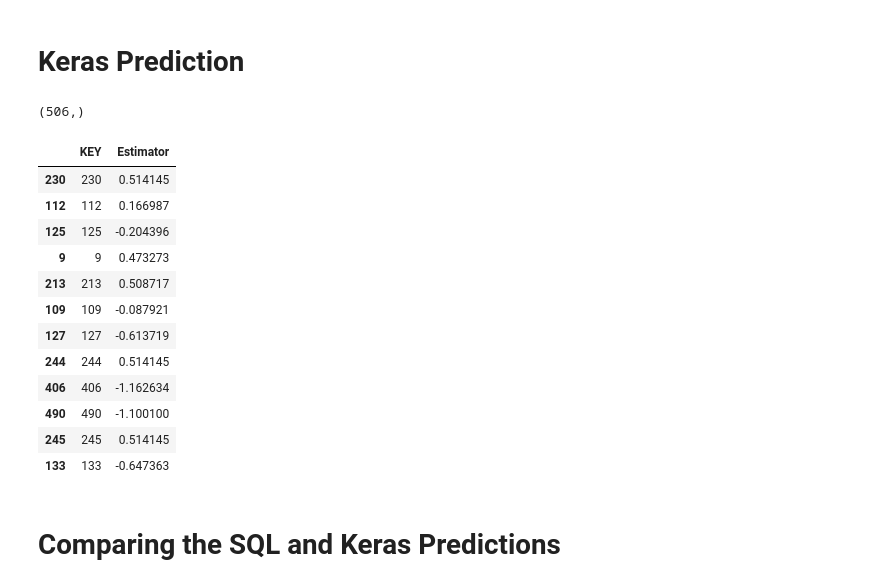
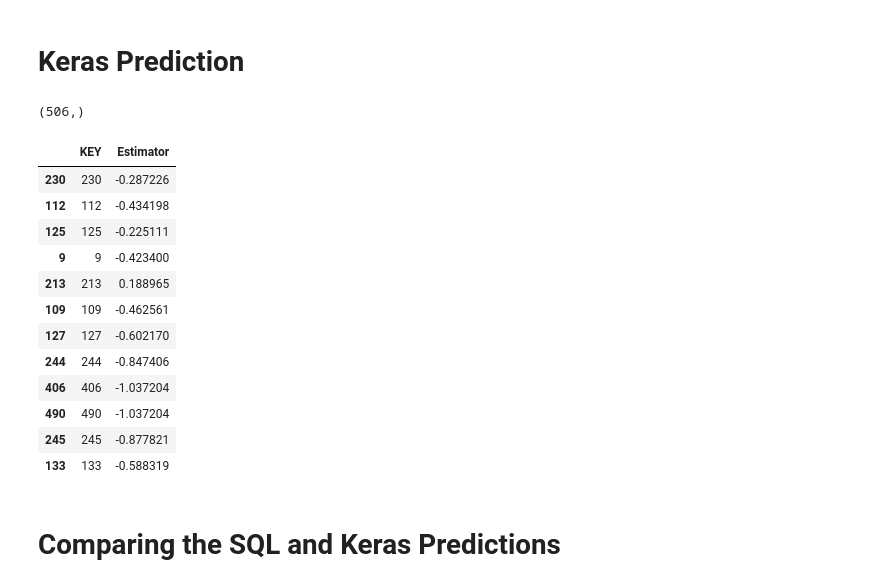
Before and after one commit to mllite/keras2sql, a Jupyter notebook: doc/recurrent/keras_boston-LSTM.ipynb, the cells around one changed output. Saved outputs shown, nothing was run; the diff lists cells and outputs as text; code cells hidden in the pictures.

Commit message:
Corrected LSTM and GRU models
Rebuilt better keras models.

```diff
--- a/doc/recurrent/keras_boston-LSTM.ipynb
+++ b/doc/recurrent/keras_boston-LSTM.ipynb
@@ -2,14 +2,17 @@
 import os, numpy as np
 import pandas as pd
 
-# os.environ["KERAS_BACKEND"] = "theano"
+os.environ["KERAS_BACKEND"] = "tensorflow"
 
 import keras
 from sklearn import datasets
 
 from sklearn.model_selection import train_test_split
 
+keras.backend.set_floatx('float32')
+
 from keras.utils import np_utils
+from keras.constraints import max_norm
 
 
 def set_reproducible():
@@ -25,7 +28,7 @@ def set_reproducible():
     tf.set_random_seed(1960)
 
     sess = tf.Session(graph=tf.get_default_graph(), config=session_conf)
-    K.set_session(sess)
+    # K.set_session(sess)
 
 set_reproducible()
 # %% [output]
@@ -38,13 +41,19 @@ NC = 13
 def create_model():
     from keras.models import Sequential
     from keras.layers import Dense, Activation, LSTM
+    from keras.constraints import max_norm
 
     model = Sequential()
     model.add(LSTM(1, input_shape=(1, NC), batch_size=1 ,
                    activation='relu', recurrent_activation = 'hard_sigmoid',
-                   stateful=True))
+                   stateful=True,
+                   kernel_constraint=max_norm(2.),
+                   recurrent_constraint=max_norm(2.),
+                   kernel_initializer = keras.initializers.Orthogonal(gain=0.1),
+                   recurrent_initializer = keras.initializers.Zeros()))
     model.add(Dense(1, activation=None))
-    model.compile(optimizer='adam', loss='mse')
+    adam_optimizer = keras.optimizers.Adam(lr=0.01, clipnorm=1.)
+    model.compile(loss='mse', optimizer=adam_optimizer)
     return model
 # %%
 boston  = datasets.load_boston()
@@ -244,31 +292,31 @@ sql_output.sample(12, random_state=1960)
 # %% [markdown]
 # Keras Prediction
 # %%
-clf.model.reset_states()
+#clf.model.reset_states()
 skl_output = pd.DataFrame()
 skl_output_key = pd.DataFrame(list(range(boston.data.shape[0])), columns=['KEY']);
 data = boston.data.reshape(boston.data.shape[0] , 1, boston.data.shape[1])
 skl_out = clf.predict(data)
 print(skl_out.shape)
 skl_output_estimator = pd.DataFrame(skl_out, columns=['Estimator'])
 skl_output['KEY'] = skl_output_key['KEY']
 skl_output['Estimator'] = skl_output_estimator
 skl_output.sample(12, random_state=1960)
 # %% [output]
 (506,)
 |  | KEY | Estimator |
-| 230 | 230 | 0.514145 |
-| 112 | 112 | 0.166987 |
-| 125 | 125 | -0.204396 |
-| 9 | 9 | 0.473273 |
-| 213 | 213 | 0.508717 |
-| 109 | 109 | -0.087921 |
-| 127 | 127 | -0.613719 |
-| 244 | 244 | 0.514145 |
-| 406 | 406 | -1.162634 |
-| 490 | 490 | -1.100100 |
-| 245 | 245 | 0.514145 |
-| 133 | 133 | -0.647363 |
+| 230 | 230 | -0.287226 |
+| 112 | 112 | -0.434198 |
+| 125 | 125 | -0.225111 |
+| 9 | 9 | -0.423400 |
+| 213 | 213 | 0.188965 |
+| 109 | 109 | -0.462561 |
+| 127 | 127 | -0.602170 |
+| 244 | 244 | -0.847406 |
+| 406 | 406 | -1.037204 |
+| 490 | 490 | -1.037204 |
+| 245 | 245 | -0.877821 |
+| 133 | 133 | -0.588319 |
 # %% [markdown]
 # Comparing the SQL and Keras Predictions
 # %%
```
Also changed, not shown: parts of 11 cells of this notebook, 1 other file.
